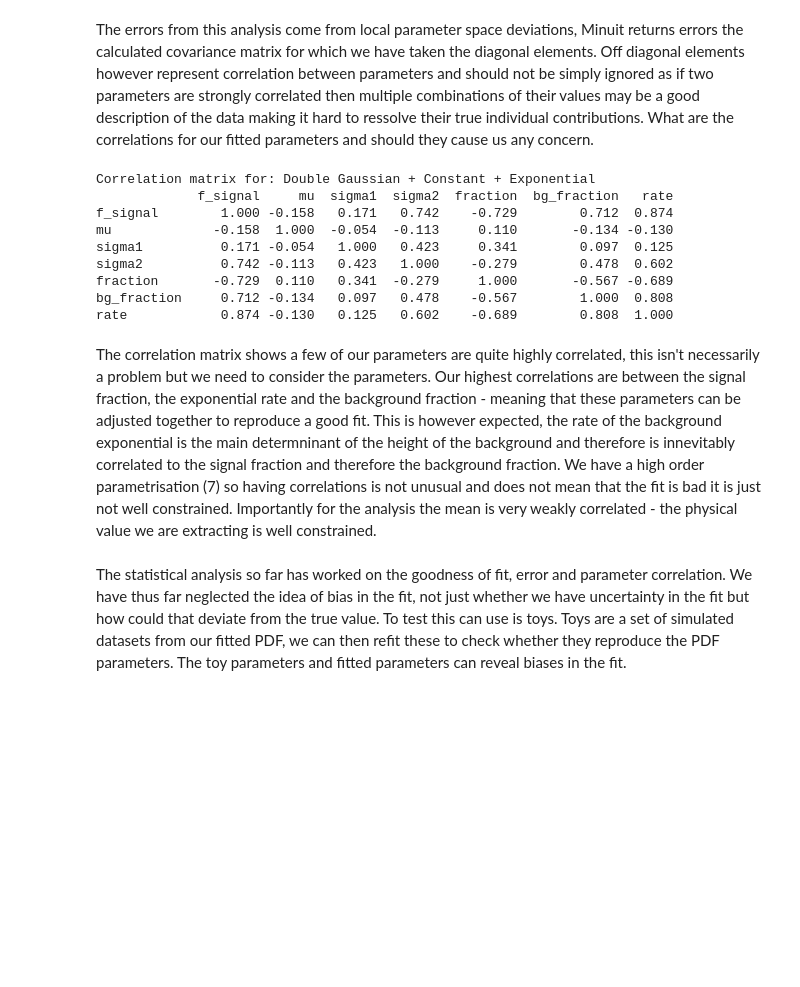
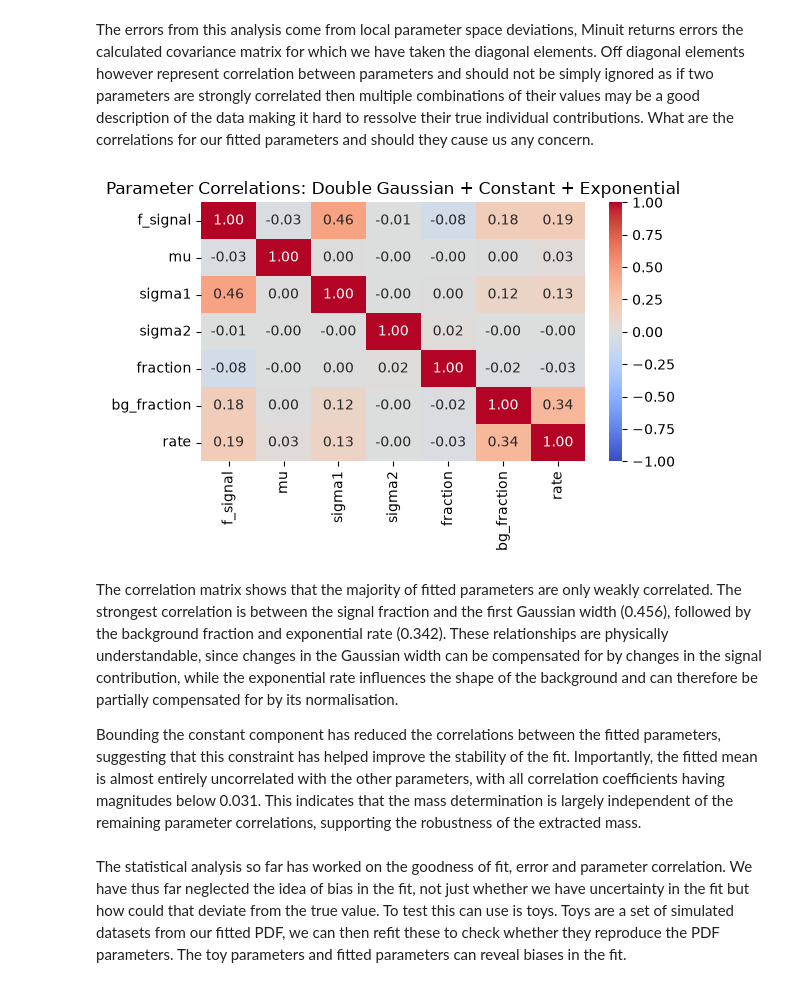
Before and after one commit to OlCrock/DAML, a Jupyter notebook: Project 1/project1.ipynb, the cells around one changed output. Saved outputs shown, nothing was run; the diff lists cells and outputs as text; code cells hidden in the pictures; blank space fills up the shorter version.

```diff
--- a/Project 1/project1.ipynb
+++ b/Project 1/project1.ipynb
@@ -338,34 +346,35 @@ Best fit: Double Gaussian + Constant + Exponential, Mass = 5.365 ± 0.001, Signa
 # %% [markdown]
 The errors from this analysis come from local parameter space deviations, Minuit returns errors the calculated covariance matrix for which we have taken the diagonal elements. Off diagonal elements however represent correlation between parameters and should not be simply ignored as if two parameters are strongly correlated then multiple combinations of their values may be a good description of the data making it hard to ressolve their true individual contributions. What are the correlations for our fitted parameters and should they cause us any concern.
 # %%
+import seaborn as sns
 # find the covariance matrix for the best fit model
 
 best_minuit = minimisers[fit_results[2]["Model"]]
 models = model_specs[fit_results[2]["Model"]]["names"]
 
 # Extract the covariance matrix
 cov = np.asarray(best_minuit.covariance)
 
 # Convert covariance to correlation matrix
 diag = np.sqrt(np.diag(cov))
 corr = cov / np.outer(diag, diag)
 
 # Print a readable table
 corr_df = pd.DataFrame(corr, index=models, columns=models)
-print("Correlation matrix for:", fit_results[2]["Model"])
-print(corr_df.round(3))
+
+plt.figure(figsize=(6, 4))
+
+sns.heatmap(corr_df, annot=True, fmt=".2f", cmap="coolwarm", vmin=-1, vmax=1, center=0)
+
+plt.title("Parameter Correlations: " + fit_results[2]["Model"])
+plt.tight_layout()
+plt.show()
 # %% [output]
-Correlation matrix for: Double Gaussian + Constant + Exponential
-             f_signal     mu  sigma1  sigma2  fraction  bg_fraction   rate
-f_signal        1.000 -0.158   0.171   0.742    -0.729        0.712  0.874
-mu             -0.158  1.000  -0.054  -0.113     0.110       -0.134 -0.130
-sigma1          0.171 -0.054   1.000   0.423     0.341        0.097  0.125
-sigma2          0.742 -0.113   0.423   1.000    -0.279        0.478  0.602
-fraction       -0.729  0.110   0.341  -0.279     1.000       -0.567 -0.689
-bg_fraction     0.712 -0.134   0.097   0.478    -0.567        1.000  0.808
-rate            0.874 -0.130   0.125   0.602    -0.689        0.808  1.000
+[figure, added]
 # %% [markdown]
-The correlation matrix shows a few of our parameters are quite highly correlated, this isn't necessarily a problem but we need to consider the parameters. Our highest correlations are between the signal fraction, the exponential rate and the background fraction - meaning that these parameters can be adjusted together to reproduce a good fit. This is however expected, the rate of the background exponential is the main determninant of the height of the background and therefore is innevitably correlated to the signal fraction and therefore the background fraction. We have a high order parametrisation (7) so having correlations is not unusual and does not mean that the fit is bad it is just not well constrained. Importantly for the analysis the mean is very weakly correlated - the physical value we are extracting is well constrained.
+The correlation matrix shows that the majority of fitted parameters are only weakly correlated. The strongest correlation is between the signal fraction and the first Gaussian width (0.456), followed by the background fraction and exponential rate (0.342). These relationships are physically understandable, since changes in the Gaussian width can be compensated for by changes in the signal contribution, while the exponential rate influences the shape of the background and can therefore be partially compensated for by its normalisation.
+
+Bounding the constant component has reduced the correlations between the fitted parameters, suggesting that this constraint has helped improve the stability of the fit. Importantly, the fitted mean is almost entirely uncorrelated with the other parameters, with all correlation coefficients having magnitudes below 0.031. This indicates that the mass determination is largely independent of the remaining parameter correlations, supporting the robustness of the extracted mass.
 # %% [markdown]
 The statistical analysis so far has worked on the goodness of fit, error and parameter correlation. We have thus far neglected the idea of bias in the fit, not just whether we have uncertainty in the fit but how could that deviate from the true value. To test this can use is toys. Toys are a set of simulated datasets from our fitted PDF, we can then refit these to check whether they reproduce the PDF parameters. The toy parameters and fitted parameters can reveal biases in the fit.
 # %%
```
Also changed, not shown: parts of 8 cells of this notebook, 1 other file.
